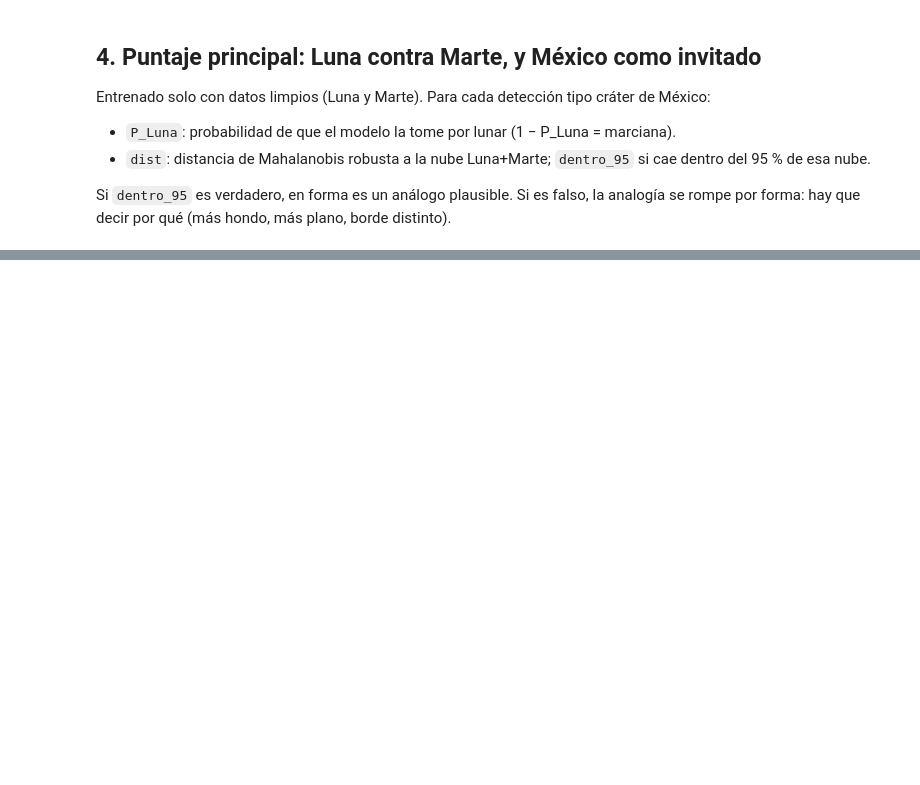
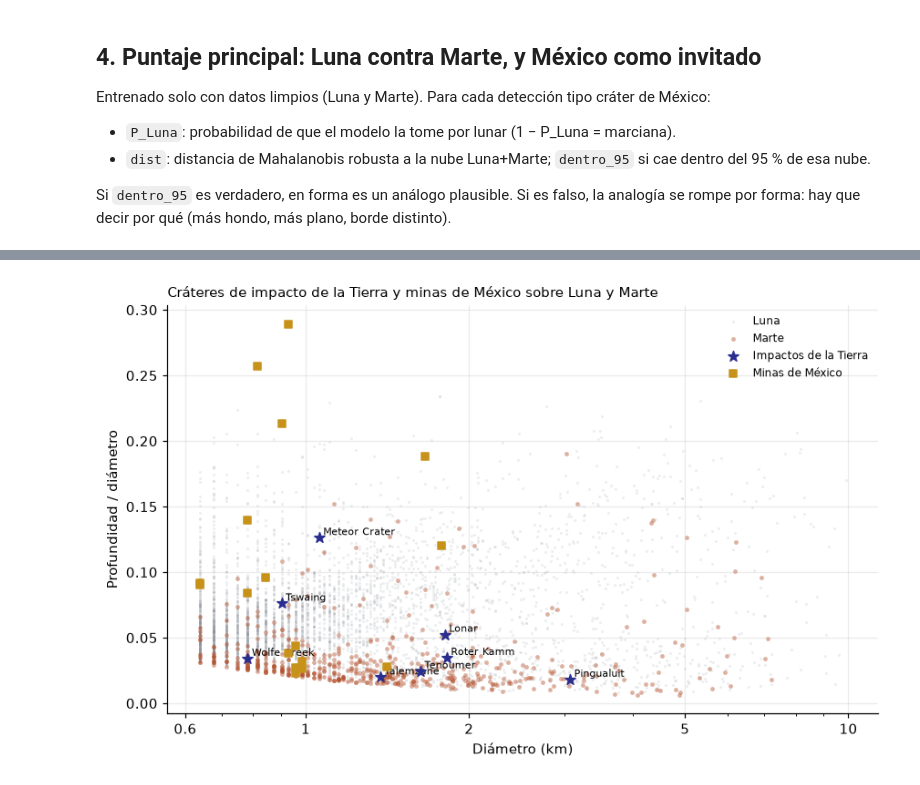
Before and after one commit to Niettzche/spaceapps-2026, a Jupyter notebook: ciencia_datos/03_etiquetas_por_fuentes.ipynb, the cells around one changed output, grey strips where cells are left out. Cells and saved outputs as stored; diff of their text form; code cells hidden in the pictures; blank space fills up the shorter version.

```diff
--- a/ciencia_datos/03_etiquetas_por_fuentes.ipynb
+++ b/ciencia_datos/03_etiquetas_por_fuentes.ipynb
@@ -286,0 +307,9 @@ fig.tight_layout(); fig.savefig(SALIDA / "fuentes_sobre_luna_marte.png", bbox_in
+# %%
+imp = preparar(pd.read_csv(DATOS / "impactos_tierra.csv"))
+imp = imp[imp.detectado.astype(bool) & (imp.nombre != "Xiuyan")].copy()
+imp["P_Luna"] = modelo_lm.predict_proba(imp[FD].to_numpy(float))[:, list(modelo_lm.classes_).index("Luna")]
+imp["dist"] = mcd.mahalanobis(esc.transform(imp[FD])); imp["dentro_95"] = imp.dist <= corte
+print(f"Impactos terrestres dentro de la nube Luna+Marte: {int(imp.dentro_95.sum())} de {len(imp)}")
+comp = pd.concat([imp.assign(grupo_val="impacto (Tierra)")[["nombre", "grupo_val", "diam_km", "prof_diam", "borde_m", "P_Luna", "dist", "dentro_95"]],
+                  mxc[mxc.fuente == "mina"].nlargest(4, "prof_diam").assign(grupo_val="mina (México)", nombre=lambda d: d.cid)[["nombre", "grupo_val", "diam_km", "prof_diam", "borde_m", "P_Luna", "dist", "dentro_95"]]])
+comp.sort_values("P_Luna", ascending=False).round(3)
@@ -287,3 +332,18 @@ fig.tight_layout(); fig.savefig(SALIDA / "fuentes_sobre_luna_marte.png", bbox_in
+# %%
+fig, ax = plt.subplots(figsize=(8, 5))
+for k, s_, a in [("Luna", 4, .15), ("Marte", 10, .45)]:
+    d = lm[lm.cuerpo == k]; ax.scatter(d.diam_km, d.prof_diam, s=s_, alpha=a, color=COLORES[k], lw=0, label=k)
+ax.scatter(imp.diam_km, imp.prof_diam, s=60, marker="*", color="#2a2f8f", label="Impactos de la Tierra", zorder=4)
+for _, p in imp.iterrows():
+    ax.annotate(p.nombre, (p.diam_km, p.prof_diam), fontsize=7, xytext=(3, 2), textcoords="offset points")
+mi = mxc[mxc.fuente == "mina"]
+ax.scatter(mi.diam_km, mi.prof_diam, s=30, marker="s", color=COLORES["mina"], label="Minas de México", zorder=3)
+ax.set_xscale("log"); ax.set_xticks([0.6, 1, 2, 5, 10]); ax.set_xticklabels(["0.6", "1", "2", "5", "10"])
+ax.set_xlabel("Diámetro (km)"); ax.set_ylabel("Profundidad / diámetro"); ax.legend(frameon=False, fontsize=8)
+ax.set_title("Cráteres de impacto de la Tierra y minas de México sobre Luna y Marte", loc="left", fontsize=10)
+fig.tight_layout(); fig.savefig(SALIDA / "impactos_y_minas.png", bbox_inches="tight"); plt.show()
+# %% [output]
+[figure, added]
 # %% [markdown]
 ## 5. Lectura
 
```
Also changed, not shown: parts of 7 cells of this notebook, 4 other files.
